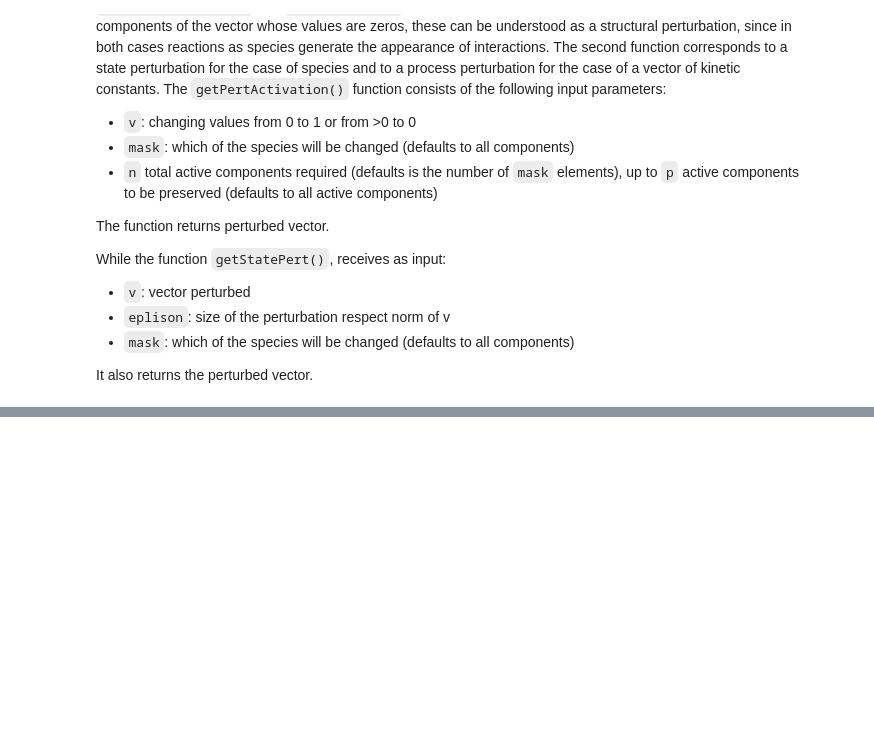
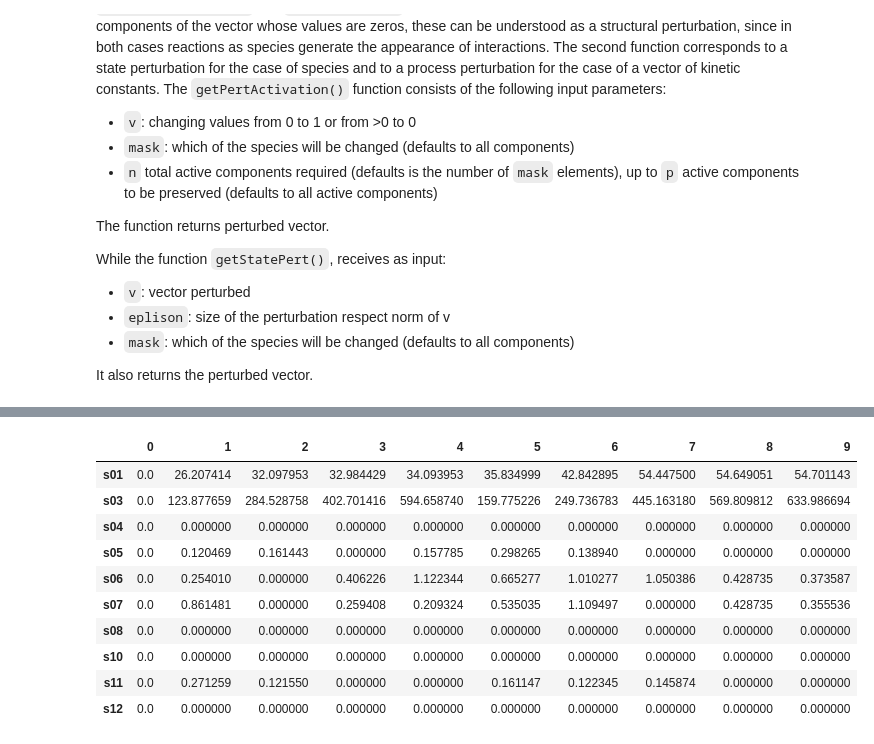
Before and after one commit to pmaldona/pyRN, a Jupyter notebook: notebooks/Simulator and Random Walks.ipynb, the cells around one changed output, grey strips where cells are left out. Saved outputs shown, nothing was run; the diff lists cells and outputs as text; code cells hidden in the pictures; blank space fills up the shorter version.

```diff
--- a/notebooks/Simulator and Random Walks.ipynb
+++ b/notebooks/Simulator and Random Walks.ipynb
@@ -222,3 +308,15 @@ RN.RwMakListDictDf[0]['p']
 # %%
-RN.RwMakListDictDf[0]['s']
+RN.RwDict['mak'][0]['s']
+# %% [output]
+|  | 0 | 1 | 2 | 3 | 4 | 5 | 6 | 7 | 8 | 9 |
+| s01 | 0.0 | 26.207414 | 32.097953 | 32.984429 | 34.093953 | 35.834999 | 42.842895 | 54.447500 | 54.649051 | 54.701143 |
+| s03 | 0.0 | 123.877659 | 284.528758 | 402.701416 | 594.658740 | 159.775226 | 249.736783 | 445.163180 | 569.809812 | 633.986694 |
+| s04 | 0.0 | 0.000000 | 0.000000 | 0.000000 | 0.000000 | 0.000000 | 0.000000 | 0.000000 | 0.000000 | 0.000000 |
+| s05 | 0.0 | 0.120469 | 0.161443 | 0.000000 | 0.157785 | 0.298265 | 0.138940 | 0.000000 | 0.000000 | 0.000000 |
+| s06 | 0.0 | 0.254010 | 0.000000 | 0.406226 | 1.122344 | 0.665277 | 1.010277 | 1.050386 | 0.428735 | 0.373587 |
+| s07 | 0.0 | 0.861481 | 0.000000 | 0.259408 | 0.209324 | 0.535035 | 1.109497 | 0.000000 | 0.428735 | 0.355536 |
+| s08 | 0.0 | 0.000000 | 0.000000 | 0.000000 | 0.000000 | 0.000000 | 0.000000 | 0.000000 | 0.000000 | 0.000000 |
+| s10 | 0.0 | 0.000000 | 0.000000 | 0.000000 | 0.000000 | 0.000000 | 0.000000 | 0.000000 | 0.000000 | 0.000000 |
+| s11 | 0.0 | 0.271259 | 0.121550 | 0.000000 | 0.000000 | 0.161147 | 0.122345 | 0.145874 | 0.000000 | 0.000000 |
+| s12 | 0.0 | 0.000000 | 0.000000 | 0.000000 | 0.000000 | 0.000000 | 0.000000 | 0.000000 | 0.000000 | 0.000000 |
 # %%
```
Also changed, not shown: parts of 32 cells of this notebook, 4 other files.
